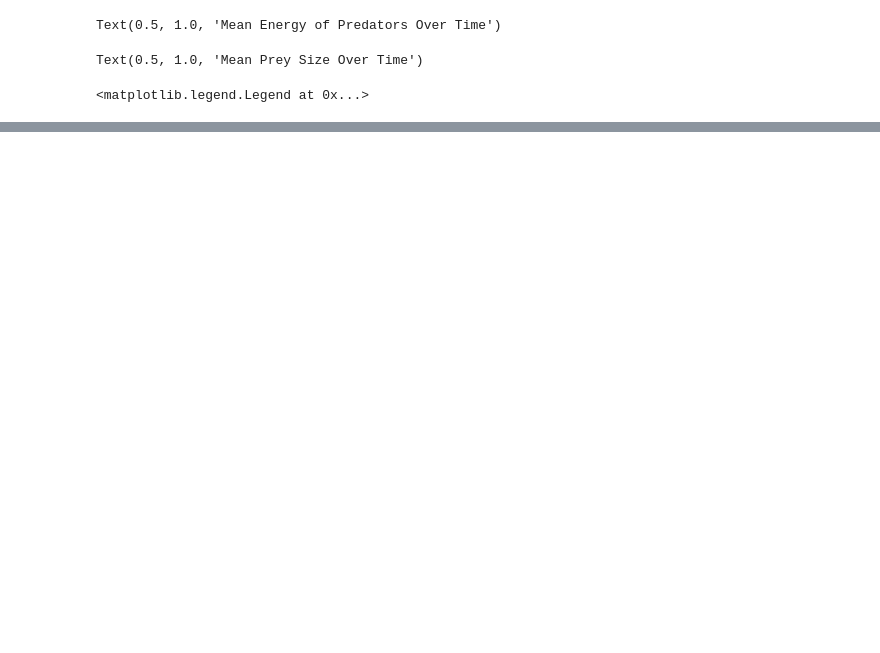
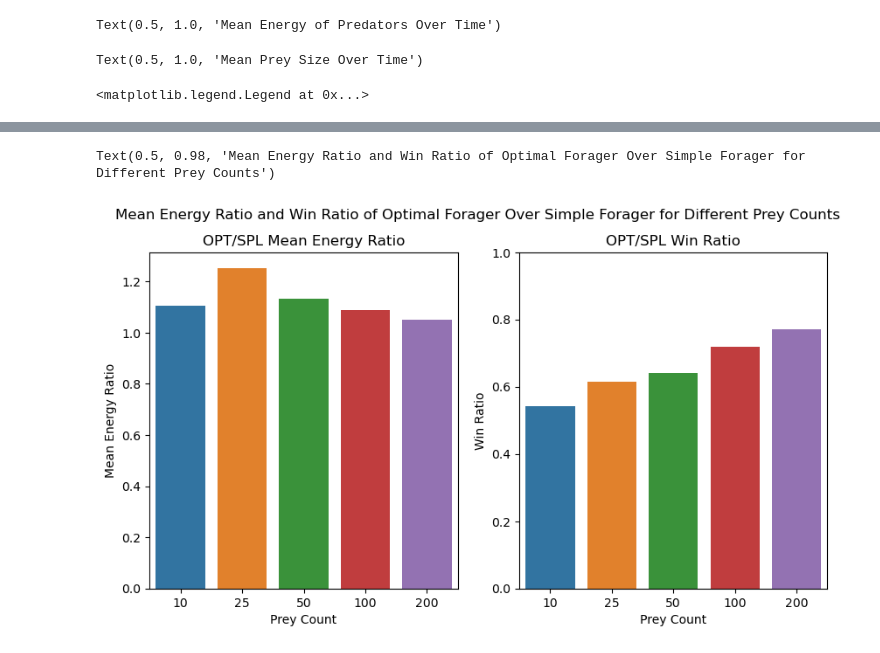
Before and after one commit to kayrahansimsek/optimal-foraging-model, a Jupyter notebook: analysis.ipynb, the cells around one changed output, grey strips where cells are left out. Saved outputs shown, nothing was run; the diff lists cells and outputs as text; code cells hidden in the pictures; blank space fills up the shorter version.

```diff
--- a/analysis.ipynb
+++ b/analysis.ipynb
@@ -7,7 +7,7 @@ RED = (255, 0, 0)
 BLUE = (30, 144, 255)
 PREY_MAX_SIZE = 300
 PREY_MIN_SIZE = 50
-file = "data\\100_200_2_2.csv"
+file = "data\\100_100_2_2.csv"
 file_removed = file.removeprefix("data\\")
 sim_number = int(file_removed.split("_")[0])
 prey_count = int(file_removed.split("_")[1])
@@ -144,0 +146,28 @@ fig
+# %%
+import os
+ultimate_df = pd.DataFrame(columns = ["pred1_mean_energy", "pred2_mean_energy", "ratio", "win_ratio"])
+directory = "data\\"
+for filename in os.listdir(directory):
+    win_list = []
+    dff = pd.read_csv(directory + filename)
+    file_removed = filename.removeprefix("data\\")
+    prey_count = int(file_removed.split("_")[1])
+    dff = dff[dff["time"] < dff.groupby("sim_number")["time"].max().mean()]
+
+
+    grouped = dff.groupby("sim_number")
+    for i in grouped:
+        if i[1]["pred1_mean_energy"].mean() > i[1]["pred2_mean_energy"].mean():
+            win_list.append(1)
+        else:
+            win_list.append(0)
+
+    new_row = ({"pred1_mean_energy": dff.groupby("sim_number")["pred1_mean_energy"].mean().mean(),
+                "pred2_mean_energy": dff.groupby("sim_number")["pred2_mean_energy"].mean().mean(),
+                "ratio": dff.groupby("sim_number")["pred1_mean_energy"].mean().mean() / dff.groupby("sim_number")["pred2_mean_energy"].mean().mean(),
+                "win_ratio": sum(win_list) / len(win_list)
+                })
+    ultimate_df.loc[prey_count] = new_row
+# %%
+ultimate_df.sort_index(inplace = True)
+ultimate_df
@@ -144,0 +181,15 @@ fig
+# %%
+fig2, ax2 = plt.subplots(1,2, figsize = (10, 5))
+sns.barplot( x = ultimate_df.index, y =  ultimate_df["ratio"], ax = ax2[0])
+ax2[0].set_title("OPT/SPL Mean Energy Ratio")
+ax2[0].set_xlabel("Prey Count")
+ax2[0].set_ylabel("Mean Energy Ratio")
+sns.barplot( x = ultimate_df.index, y = ultimate_df["win_ratio"], ax = ax2[1])
+ax2[1].set_title("OPT/SPL Win Ratio")
+ax2[1].set_xlabel("Prey Count")
+ax2[1].set_ylabel("Win Ratio")
+ax2[1].set_ylim(0, 1)
+fig2.suptitle("Mean Energy Ratio and Win Ratio of Optimal Forager Over Simple Forager for Different Prey Counts")
+# %% [output]
+Text(0.5, 0.98, 'Mean Energy Ratio and Win Ratio of Optimal Forager Over Simple Forager for Different Prey Counts')
+[figure, added]
```
Also changed, not shown: parts of 7 cells of this notebook.
